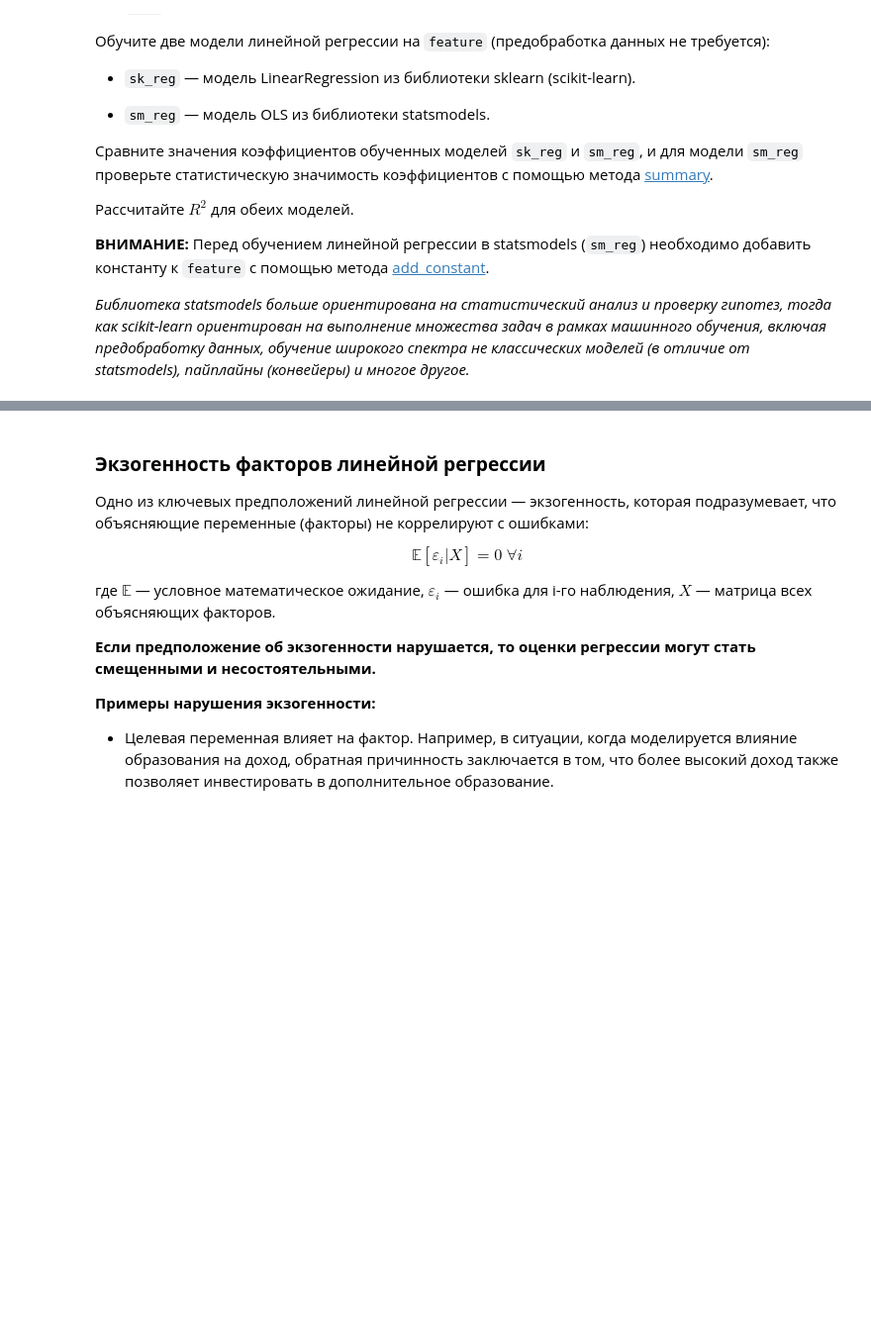
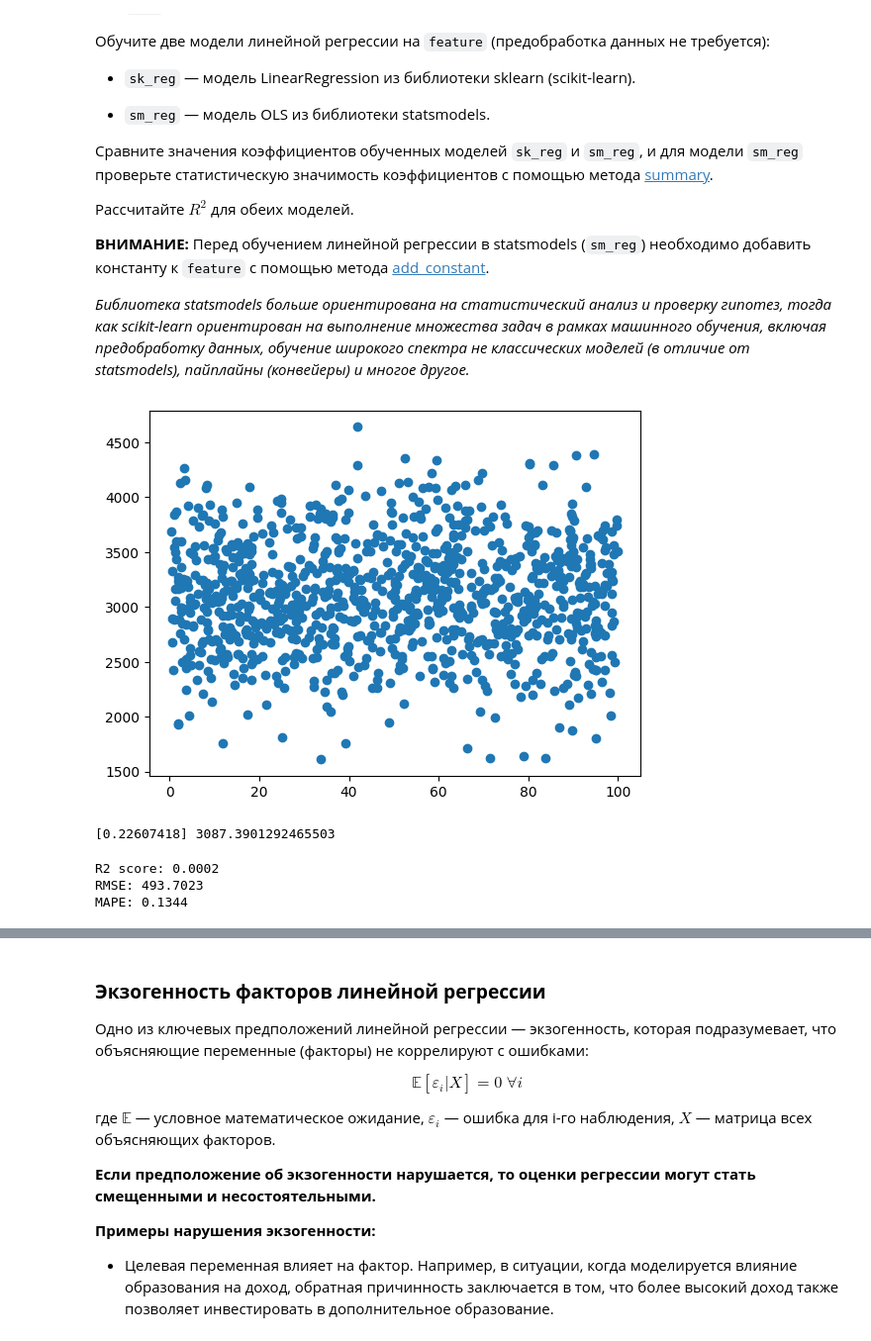
Before and after one commit to ml2me/study, a Jupyter notebook: classic_ML/1/01.Задание.ipynb, the cells around one changed output, grey strips where cells are left out. Shown at 99% size. Drawn from its saved outputs; the diff is of its cells as text; code cells hidden in the pictures; blank space fills up the shorter version.

```diff
--- a/classic_ML/1/01.Задание.ipynb
+++ b/classic_ML/1/01.Задание.ipynb
@@ -194,21 +209,30 @@ feature = feature.reshape(-1, 1)
 # %%
 # Постройте точечную диаграмму (scatter plot) cost ~ feature
 
 plt.scatter(
-    x=...,
-    y=...
+    x=feature,
+    y=cost
 )
 plt.show()
+# %% [output]
+[figure, added]
 # %%
 # Обучите модель sk_reg на всем наборе данных и рассмотрите коэффициенты обученной модели
 
-sk_reg = LinearRegression().fit(...)
+sk_reg = LinearRegression().fit(feature, cost)
 
-...
+print(sk_reg.coef_, sk_reg.intercept_)
+# %% [output]
+[0.22607418] 3087.3901292465503
 # %%
 # Посчитайте метрики качества модели sk_reg
+y_gv = sk_reg.coef_ * feature + sk_reg.intercept_
 
-metrics_report(...)
+metrics_report(cost, y_gv)
+# %% [output]
+R2 score: 0.0002
+RMSE: 493.7023
+MAPE: 0.1344
 # %%
 # Обучите модель sm_reg на всем наборе данных и рассмотрите вывод метода summary
 # Перед обучением sm_reg необходимо добавить константу к feature с помощью метода add_constant
```
Also changed, not shown: parts of 8 cells of this notebook, 1 other file.
